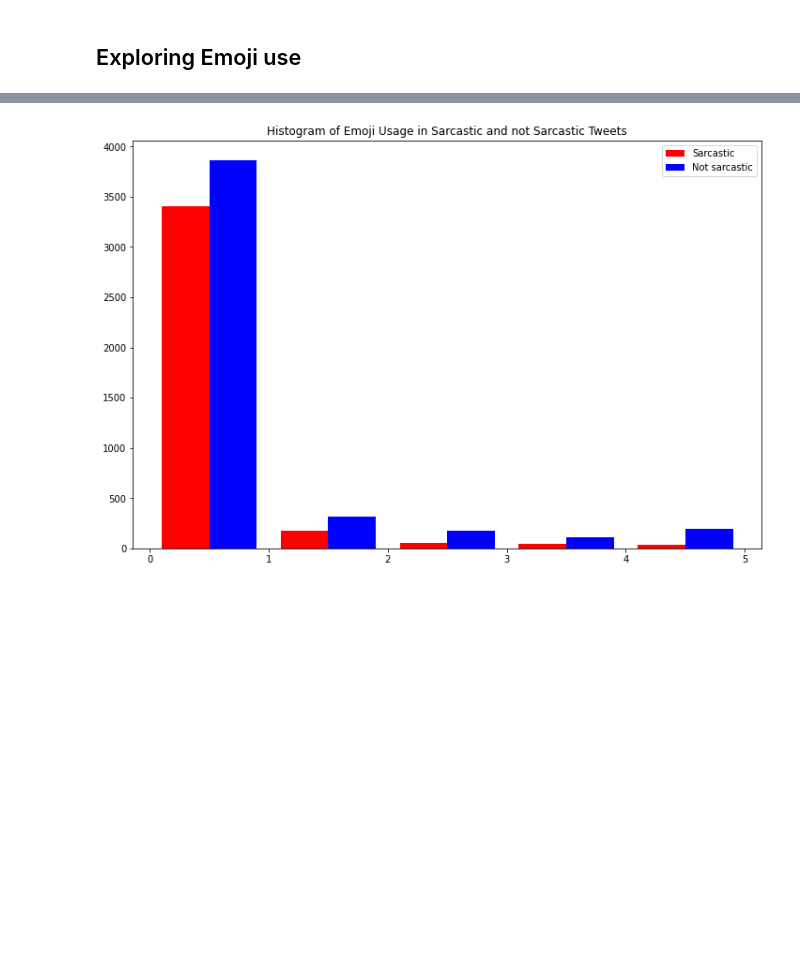
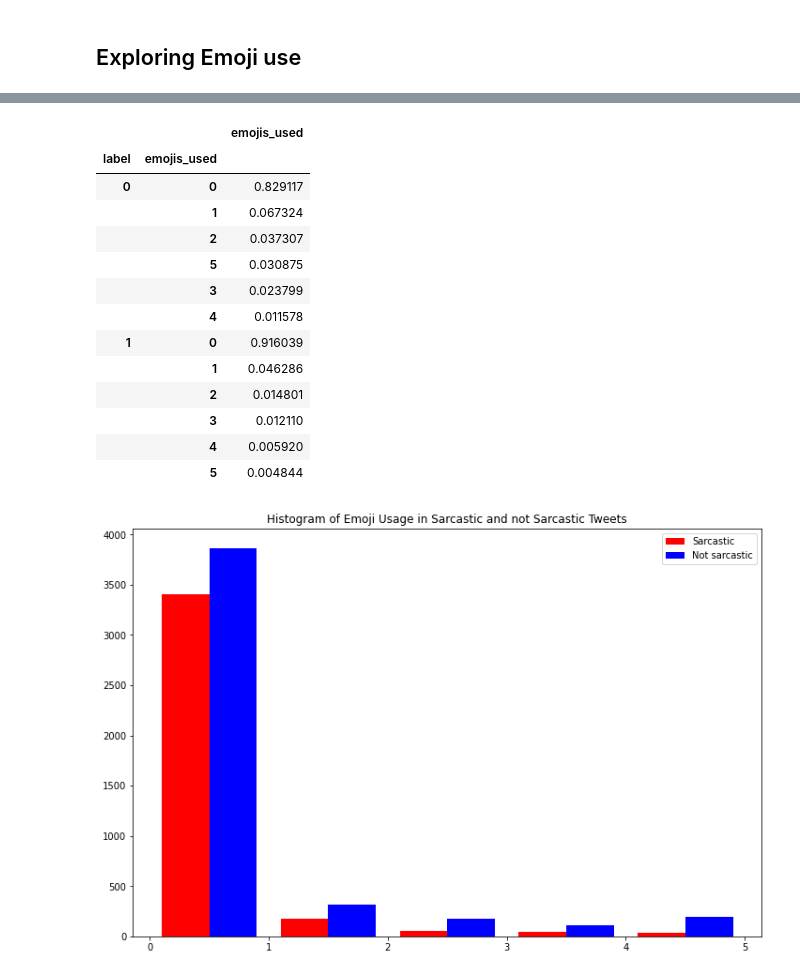
Before and after one commit to krking1512/Capstone, a Jupyter notebook: Code/Cleaning_and_EDA.ipynb, the cells around one changed output, grey strips where cells are left out. Saved outputs shown, nothing was run; the diff lists cells and outputs as text; code cells hidden in the pictures; blank space fills up the shorter version.

```diff
--- a/Code/Cleaning_and_EDA.ipynb
+++ b/Code/Cleaning_and_EDA.ipynb
@@ -96,3 +127,21 @@ plt.title("Number of Emojis Used in Each Tweet");
+# %%
+#How many tweets in each class use emojis?
+pd.DataFrame(data.groupby(data['label'])['emojis_used'].value_counts(normalize = True))
+# %% [output]
+|  |  | emojis_used |
+| label | emojis_used |  |
+| 0 | 0 | 0.829117 |
+|  | 1 | 0.067324 |
+|  | 2 | 0.037307 |
+|  | 5 | 0.030875 |
+|  | 3 | 0.023799 |
+|  | 4 | 0.011578 |
+| 1 | 0 | 0.916039 |
+|  | 1 | 0.046286 |
+|  | 2 | 0.014801 |
+|  | 3 | 0.012110 |
+|  | 4 | 0.005920 |
+|  | 5 | 0.004844 |
 # %%
 # Let's see how emoji usage relates to the labeling of sarcastic or not
 plt.figure(figsize = (12,8))
```
Also changed, not shown: parts of 6 cells of this notebook, 4 other files.
